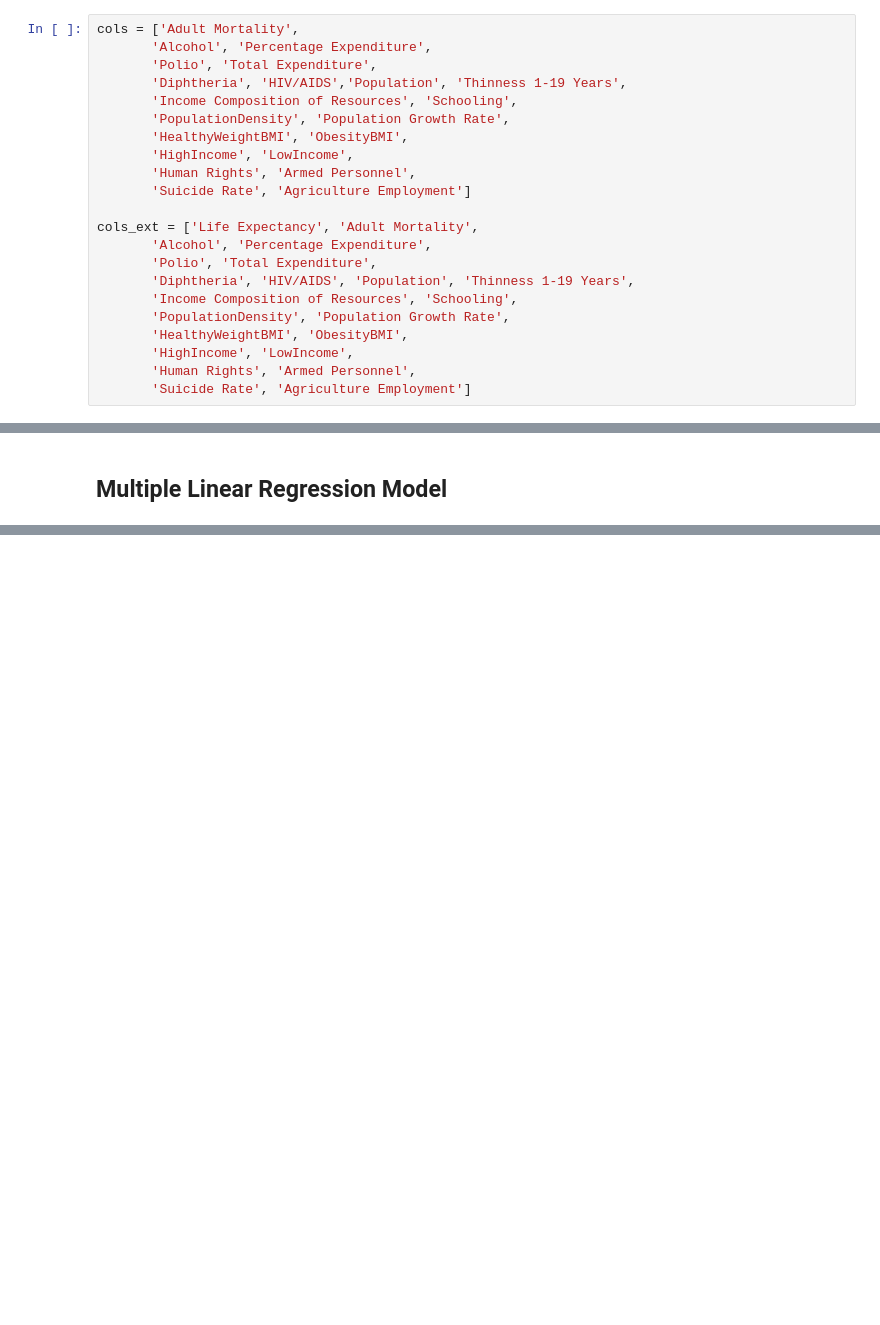
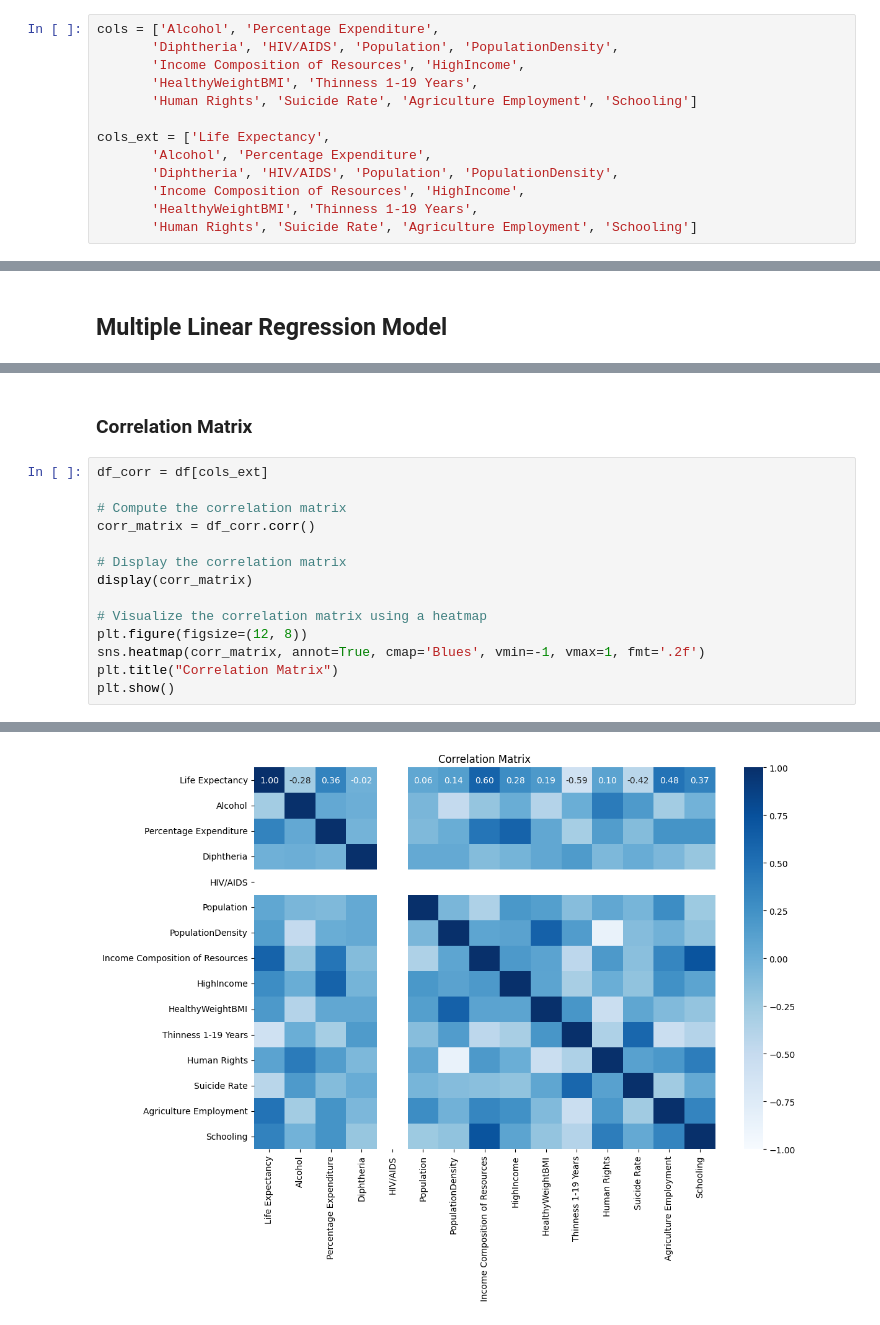
Before and after one commit to sophieharman/Volume-3-LifeExpectancyProject, a Jupyter notebook: Data Analysis/RegressionModel.ipynb, the cells around one changed output, grey strips where cells are left out. Cells and saved outputs as stored; diff of their text form; blank space fills up the shorter version.

```diff
--- a/Data Analysis/RegressionModel.ipynb
+++ b/Data Analysis/RegressionModel.ipynb
@@ -18,22 +20,13 @@ df = pd.read_csv('LifeExpectancyClean.csv', index_col=0)
 # %%
-cols = ['Adult Mortality',
+cols = ['Alcohol', 'Percentage Expenditure',
+       'Diphtheria', 'HIV/AIDS', 'Population', 'PopulationDensity',
+       'Income Composition of Resources', 'HighIncome',
+       'HealthyWeightBMI', 'Thinness 1-19 Years',
+       'Human Rights', 'Suicide Rate', 'Agriculture Employment', 'Schooling']
+
+cols_ext = ['Life Expectancy',
        'Alcohol', 'Percentage Expenditure',
-       'Polio', 'Total Expenditure',
-       'Diphtheria', 'HIV/AIDS','Population', 'Thinness 1-19 Years',
-       'Income Composition of Resources', 'Schooling',
-       'PopulationDensity', 'Population Growth Rate',
-       'HealthyWeightBMI', 'ObesityBMI',
-       'HighIncome', 'LowIncome',
-       'Human Rights', 'Armed Personnel',
-       'Suicide Rate', 'Agriculture Employment']
-
-cols_ext = ['Life Expectancy', 'Adult Mortality',
-       'Alcohol', 'Percentage Expenditure',
-       'Polio', 'Total Expenditure',
-       'Diphtheria', 'HIV/AIDS', 'Population', 'Thinness 1-19 Years',
-       'Income Composition of Resources', 'Schooling',
-       'PopulationDensity', 'Population Growth Rate',
-       'HealthyWeightBMI', 'ObesityBMI',
-       'HighIncome', 'LowIncome',
-       'Human Rights', 'Armed Personnel',
-       'Suicide Rate', 'Agriculture Employment']
+       'Diphtheria', 'HIV/AIDS', 'Population', 'PopulationDensity',
+       'Income Composition of Resources', 'HighIncome',
+       'HealthyWeightBMI', 'Thinness 1-19 Years',
+       'Human Rights', 'Suicide Rate', 'Agriculture Employment', 'Schooling']
@@ -156,0 +179,17 @@ print(vif_data)
+# %% [markdown]
+### Correlation Matrix
+# %%
+df_corr = df[cols_ext]
+
+# Compute the correlation matrix
+corr_matrix = df_corr.corr()
+
+# Display the correlation matrix
+display(corr_matrix)
+
+# Visualize the correlation matrix using a heatmap
+plt.figure(figsize=(12, 8))
+sns.heatmap(corr_matrix, annot=True, cmap='Blues', vmin=-1, vmax=1, fmt='.2f')
+plt.title("Correlation Matrix")
+plt.show()
+# %% [output]
@@ -157 +212,2 @@ print(vif_data)
+[figure, added]
 # %% [markdown]
```
Also changed, not shown: parts of 22 cells of this notebook.
